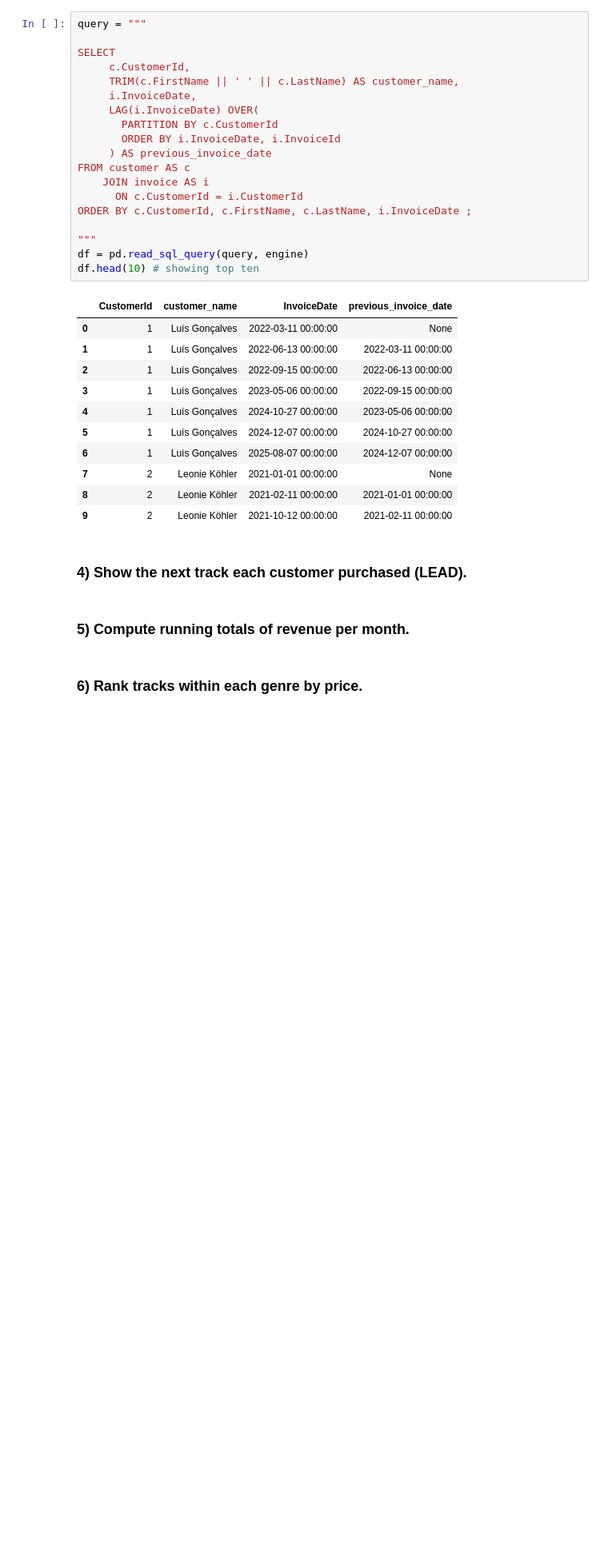
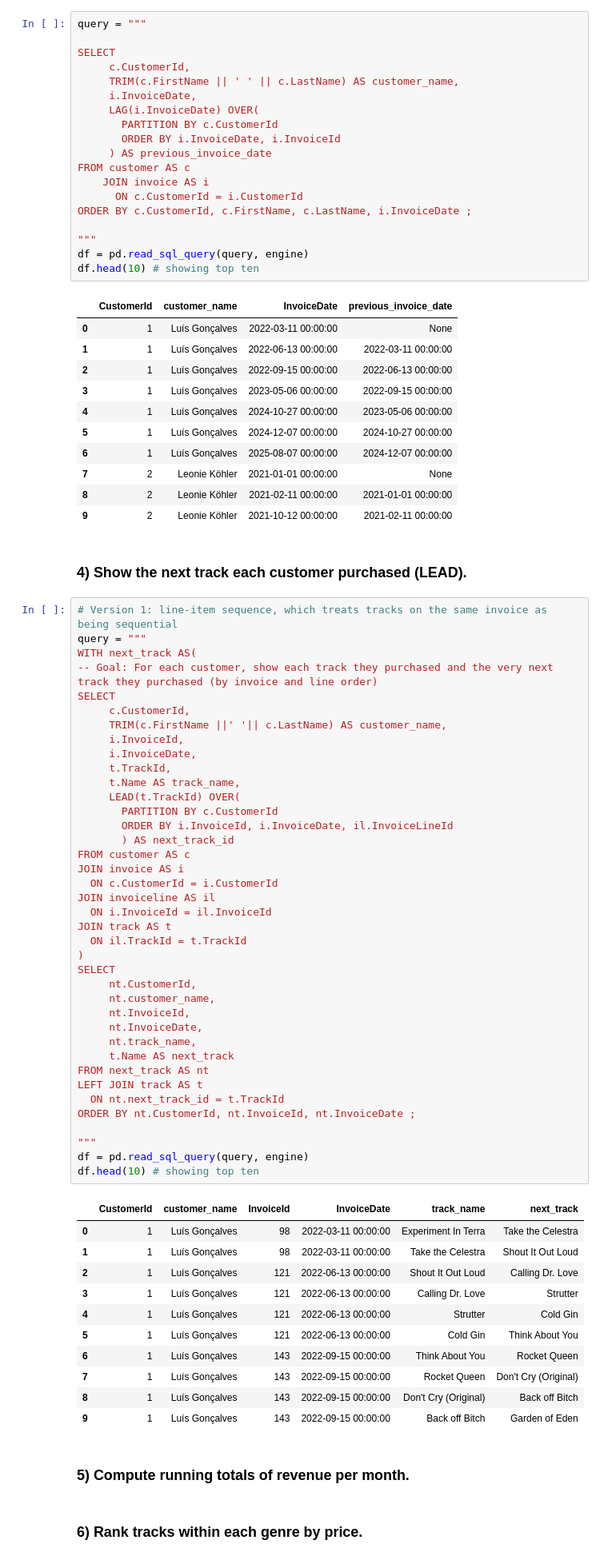
Before and after one commit to bpgodsil/sql_query_examples, a Jupyter notebook: notebooks/04_window_functions.ipynb, the cells around one changed output. Shown at 80% size. Drawn from its saved outputs; the diff is of its cells as text; blank space fills up the shorter version.

```diff
--- a/notebooks/04_window_functions.ipynb
+++ b/notebooks/04_window_functions.ipynb
@@ -185,6 +185,57 @@ df.head(10) # showing top ten
 | 9 | 2 | Leonie Köhler | 2021-10-12 00:00:00 | 2021-02-11 00:00:00 |
 # %% [markdown]
 ### 4) Show the next track each customer purchased (LEAD).
+# %%
+# Version 1: line-item sequence, which treats tracks on the same invoice as being sequential
+query = """
+WITH next_track AS(
+-- Goal: For each customer, show each track they purchased and the very next track they purchased (by invoice and line order)
+SELECT
+     c.CustomerId,
+     TRIM(c.FirstName ||' '|| c.LastName) AS customer_name,
+     i.InvoiceId,
+     i.InvoiceDate,
+     t.TrackId,
+     t.Name AS track_name,
+     LEAD(t.TrackId) OVER(
+       PARTITION BY c.CustomerId
+       ORDER BY i.InvoiceId, i.InvoiceDate, il.InvoiceLineId
+       ) AS next_track_id
+FROM customer AS c
+JOIN invoice AS i
+  ON c.CustomerId = i.CustomerId
+JOIN invoiceline AS il
+  ON i.InvoiceId = il.InvoiceId
+JOIN track AS t
+  ON il.TrackId = t.TrackId
+)
+SELECT
+     nt.CustomerId,
+     nt.customer_name,
+     nt.InvoiceId,
+     nt.InvoiceDate,
+     nt.track_name,
+     t.Name AS next_track
+FROM next_track AS nt
+LEFT JOIN track AS t
+  ON nt.next_track_id = t.TrackId
+ORDER BY nt.CustomerId, nt.InvoiceId, nt.InvoiceDate ;
+
+"""
+df = pd.read_sql_query(query, engine)
+df.head(10) # showing top ten
+# %% [output]
+|  | CustomerId | customer_name | InvoiceId | InvoiceDate | track_name | next_track |
+| 0 | 1 | Luís Gonçalves | 98 | 2022-03-11 00:00:00 | Experiment In Terra | Take the Celestra |
+| 1 | 1 | Luís Gonçalves | 98 | 2022-03-11 00:00:00 | Take the Celestra | Shout It Out Loud |
+| 2 | 1 | Luís Gonçalves | 121 | 2022-06-13 00:00:00 | Shout It Out Loud | Calling Dr. Love |
+| 3 | 1 | Luís Gonçalves | 121 | 2022-06-13 00:00:00 | Calling Dr. Love | Strutter |
+| 4 | 1 | Luís Gonçalves | 121 | 2022-06-13 00:00:00 | Strutter | Cold Gin |
+| 5 | 1 | Luís Gonçalves | 121 | 2022-06-13 00:00:00 | Cold Gin | Think About You |
+| 6 | 1 | Luís Gonçalves | 143 | 2022-09-15 00:00:00 | Think About You | Rocket Queen |
+| 7 | 1 | Luís Gonçalves | 143 | 2022-09-15 00:00:00 | Rocket Queen | Don't Cry (Original) |
+| 8 | 1 | Luís Gonçalves | 143 | 2022-09-15 00:00:00 | Don't Cry (Original) | Back off Bitch |
+| 9 | 1 | Luís Gonçalves | 143 | 2022-09-15 00:00:00 | Back off Bitch | Garden of Eden |
 # %% [markdown]
 ### 5) Compute running totals of revenue per month.
 # %% [markdown]
```
Also changed, not shown: 1 other file.
